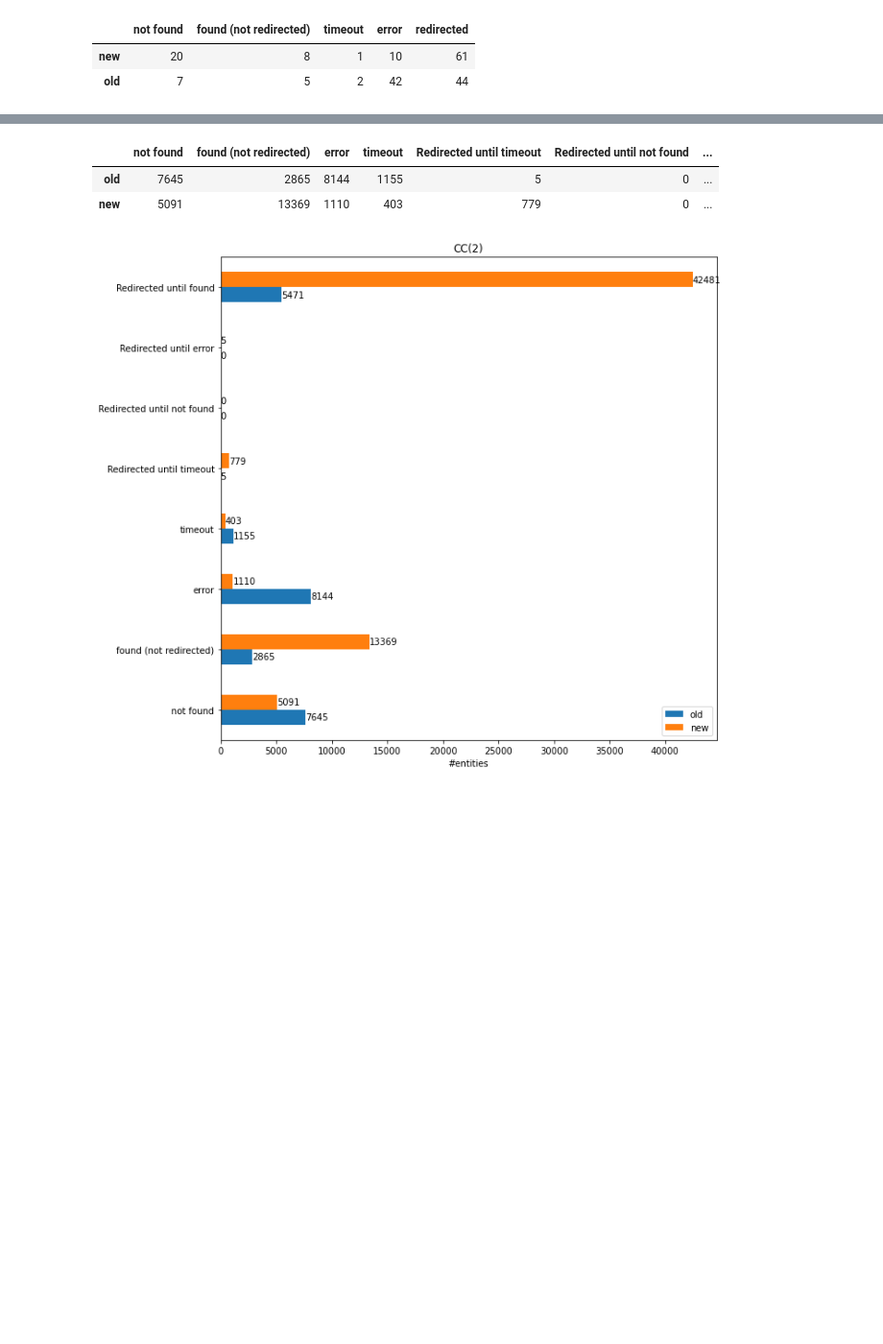
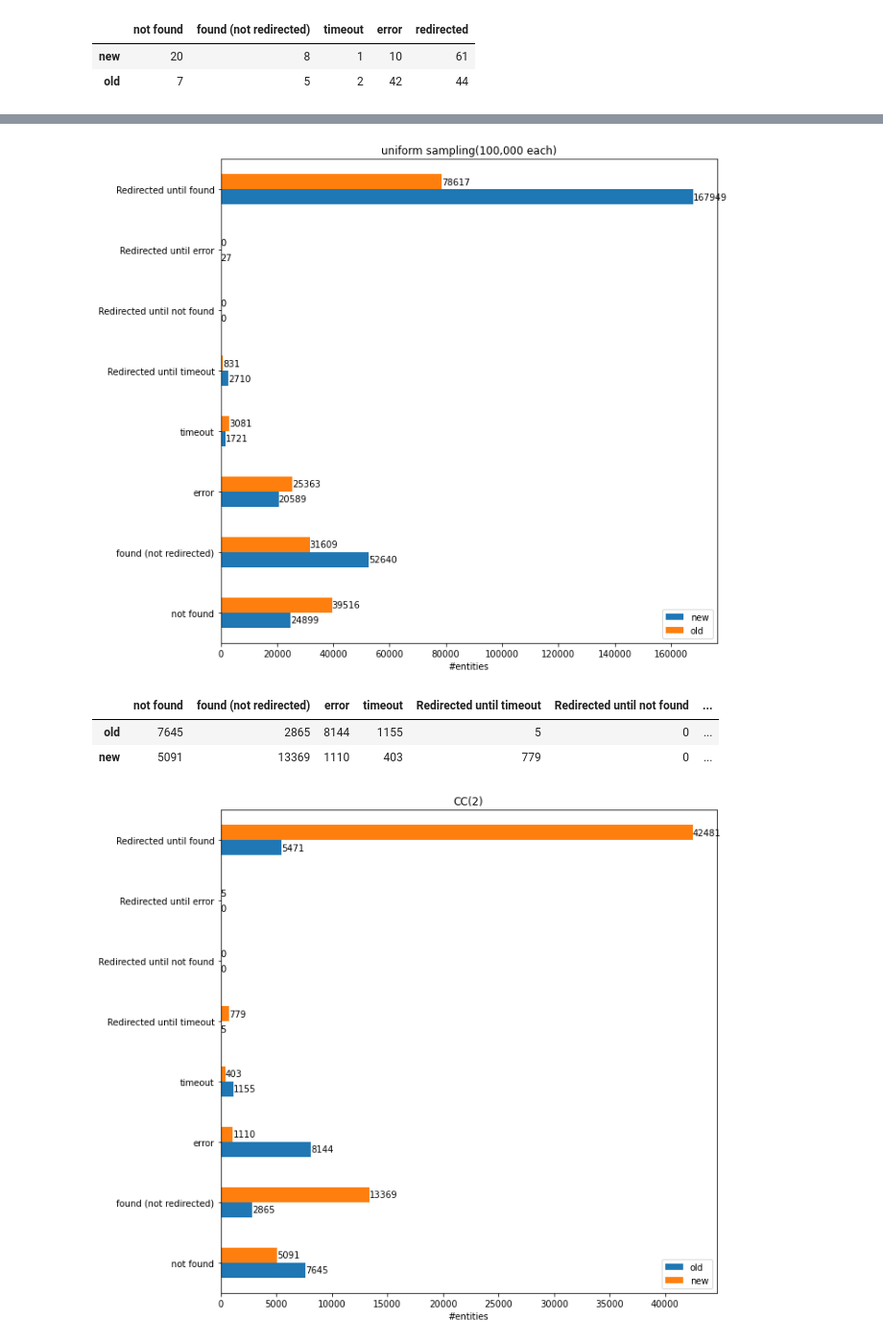
Before and after one commit to shuaiwangvu/scaling_identity_refinement, a Jupyter notebook: visualisation_cc_new_kg.ipynb, the cells around one changed output, grey strips where cells are left out. Shown: that part at 96% size. Cells and saved outputs as stored; diff of their text form; code cells hidden in the pictures; blank space fills up the shorter version.

```diff
--- a/visualisation_cc_new_kg.ipynb
+++ b/visualisation_cc_new_kg.ipynb
@@ -19,3 +40,11 @@ cc
+# %%
+ax = cc_sec_ite.T.plot.barh(figsize=(10,10))
+ax.set_xlabel('#entities')
+ax.set_title('uniform sampling(100,000 each)')
+for container in ax.containers:
+    ax.bar_label(container)
+# %% [output]
+[figure, added]
 # %%
 d2 = {'not found': [7645, 5091], 'found (not redirected)': [2865,13369], 'error': [8144,1110], 'timeout':[1155,403], 'Redirected until timeout':[5,779],
 'Redirected until not found':[0,0], 'Redirected until error':[0,5], 'Redirected until found':[5471,42481]}
```
Also changed, not shown: parts of 3 cells of this notebook, 7 other files.
